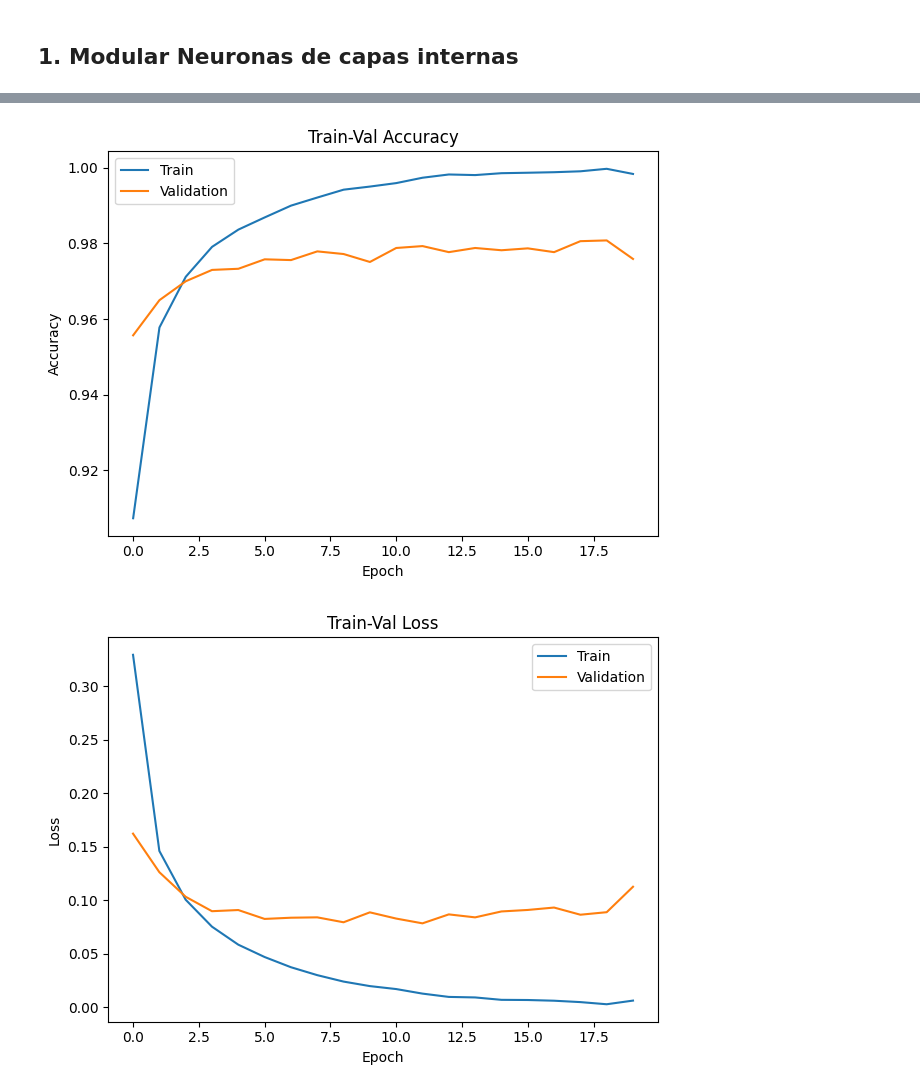
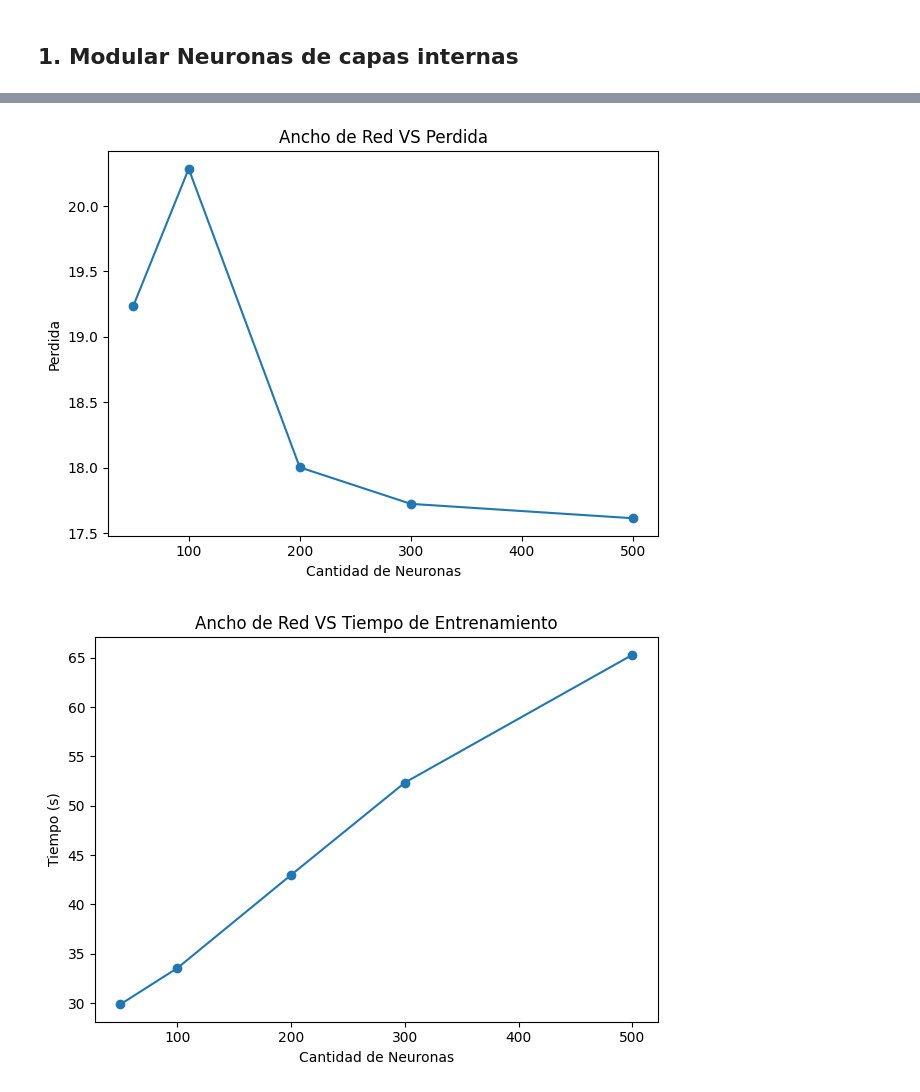
Before and after one commit to Sofiamishel2003/Laboratorio_2_DS, a Jupyter notebook: rnn.ipynb, the cells around one changed output, grey strips where cells are left out. Drawn from its saved outputs; the diff is of its cells as text; code cells hidden in the pictures.

```diff
--- a/rnn.ipynb
+++ b/rnn.ipynb
@@ -122,6 +131,19 @@ class RNN():
 # %% [markdown]
 ## 1. Modular Neuronas de capas internas
 # %%
-m1 = RNN(784, 10, 200)
-m1.train(datos_entreno, datos_validacion)
+# iterar por cada una de las topologias
+performance_1 = [] # almacenamiento de resultados
+
+for inner_size in [50, 100, 200, 300, 500]:
+    # Inicializar RNN
+    m1 = RNN(784, 10, inner_size)
+    # Compilar otpimizador
+    m1.model.compile(optimizer='adam', loss='sparse_categorical_crossentropy', metrics=['accuracy'])
+
+    # Metricas de etrenamiento
+    (e_loss, e_acc, _, _, t_time) = m1.train(datos_entreno, datos_validacion, num_epochs=20)
+    # Metricas de prueba
+    t_loss, t_acc = m1.test(datos_prueba)
+    performance_1.append({"Ancho": inner_size, "e_loss": e_loss, "e_acc": e_acc, "t_loss": t_loss, "t_acc": t_acc, "training_time": t_time})
+    print(f"finished for inner size {inner_size}")
 # %% [output]
@@ -146,6 +160,20 @@ Epoch 20/20
-# %%
-m1.plot_accuracy()
-m1.plot_loss()
-# %% [output]
-[figure, removed]
-[figure, removed]
+# %%
+import pandas as pd
+df1 = pd.DataFrame(performance_1)
+plt.title("Ancho de Red VS Perdida")
+plt.plot(df1["Ancho"], df1["t_loss"], '-o')
+plt.xlabel("Cantidad de Neuronas")
+plt.ylabel("Perdida")
+plt.tight_layout()
+plt.show()
+# %% [output]
+[figure, added]
+# %%
+plt.title("Ancho de Red VS Tiempo de Entrenamiento")
+plt.plot(df1["Ancho"], df1["training_time"], '-o')
+plt.xlabel("Cantidad de Neuronas")
+plt.ylabel("Tiempo (s)")
+plt.tight_layout()
+plt.show()
+# %% [output]
+[figure, added]
```
Also changed, not shown: parts of 3 cells of this notebook.
